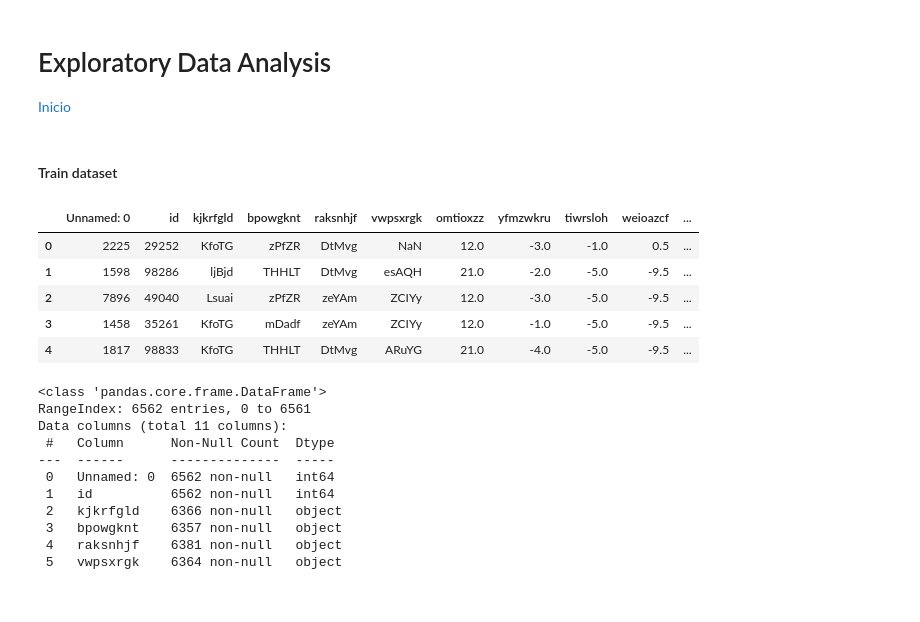
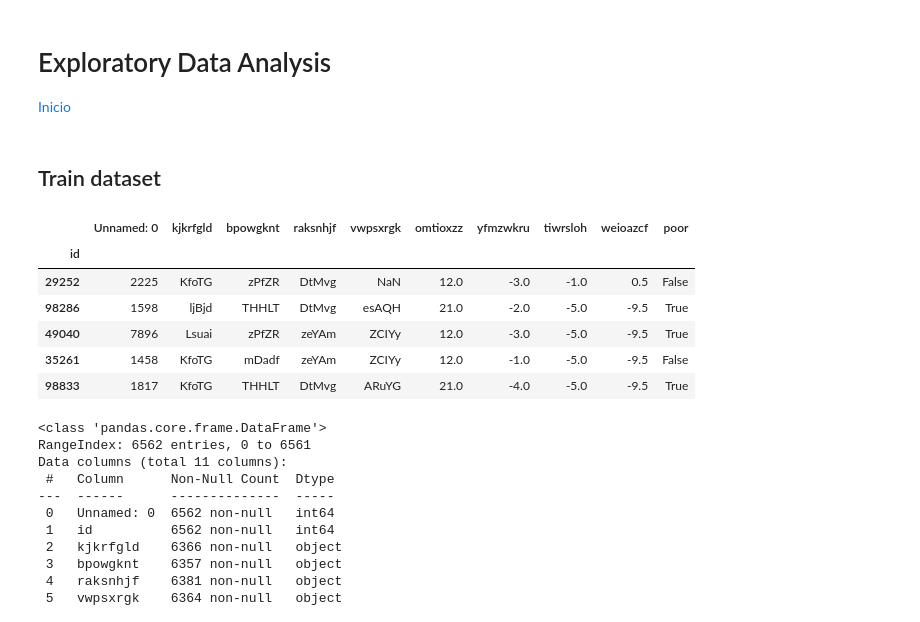
Before and after one commit to isabelpuche/DD_Pover-T_Tests, a Jupyter notebook: notebooks/Solutions_Pover-T_Tests.ipynb, the cells around one changed output. Cells and saved outputs as stored; diff of their text form; code cells hidden in the pictures.

Commit message:
consolidate train, test datasets

```diff
--- a/notebooks/Solutions_Pover-T_Tests.ipynb
+++ b/notebooks/Solutions_Pover-T_Tests.ipynb
@@ -27,17 +34,18 @@ from sklearn.metrics import log_loss, accuracy_score
 # Exploratory Data Analysis
 <div style = "float:right"><a style="text-decoration:none" href = "#inicio">Inicio</a></div>
 # %% [markdown]
-#### Train dataset
+## Train dataset
 # %%
-data_train = pd.read_csv('../data/Exercise_train (1).csv', sep=',')
+data_train = pd.read_csv('../data/Exercise_train (1).csv', sep=',', index_col='id')
 data_train.head()
 # %% [output]
-|  | Unnamed: 0 | id | kjkrfgld | bpowgknt | raksnhjf | vwpsxrgk | omtioxzz | yfmzwkru | tiwrsloh | weioazcf | ... |
-| 0 | 2225 | 29252 | KfoTG | zPfZR | DtMvg | NaN | 12.0 | -3.0 | -1.0 | 0.5 | ... |
-| 1 | 1598 | 98286 | ljBjd | THHLT | DtMvg | esAQH | 21.0 | -2.0 | -5.0 | -9.5 | ... |
-| 2 | 7896 | 49040 | Lsuai | zPfZR | zeYAm | ZCIYy | 12.0 | -3.0 | -5.0 | -9.5 | ... |
-| 3 | 1458 | 35261 | KfoTG | mDadf | zeYAm | ZCIYy | 12.0 | -1.0 | -5.0 | -9.5 | ... |
-| 4 | 1817 | 98833 | KfoTG | THHLT | DtMvg | ARuYG | 21.0 | -4.0 | -5.0 | -9.5 | ... |
+|  | Unnamed: 0 | kjkrfgld | bpowgknt | raksnhjf | vwpsxrgk | omtioxzz | yfmzwkru | tiwrsloh | weioazcf | poor |
+| id |  |  |  |  |  |  |  |  |  |  |
+| 29252 | 2225 | KfoTG | zPfZR | DtMvg | NaN | 12.0 | -3.0 | -1.0 | 0.5 | False |
+| 98286 | 1598 | ljBjd | THHLT | DtMvg | esAQH | 21.0 | -2.0 | -5.0 | -9.5 | True |
+| 49040 | 7896 | Lsuai | zPfZR | zeYAm | ZCIYy | 12.0 | -3.0 | -5.0 | -9.5 | True |
+| 35261 | 1458 | KfoTG | mDadf | zeYAm | ZCIYy | 12.0 | -1.0 | -5.0 | -9.5 | False |
+| 98833 | 1817 | KfoTG | THHLT | DtMvg | ARuYG | 21.0 | -4.0 | -5.0 | -9.5 | True |
 # %%
 data_train.info()
 # %% [output]
```
Also changed, not shown: parts of 71 cells of this notebook, 1 other file.
